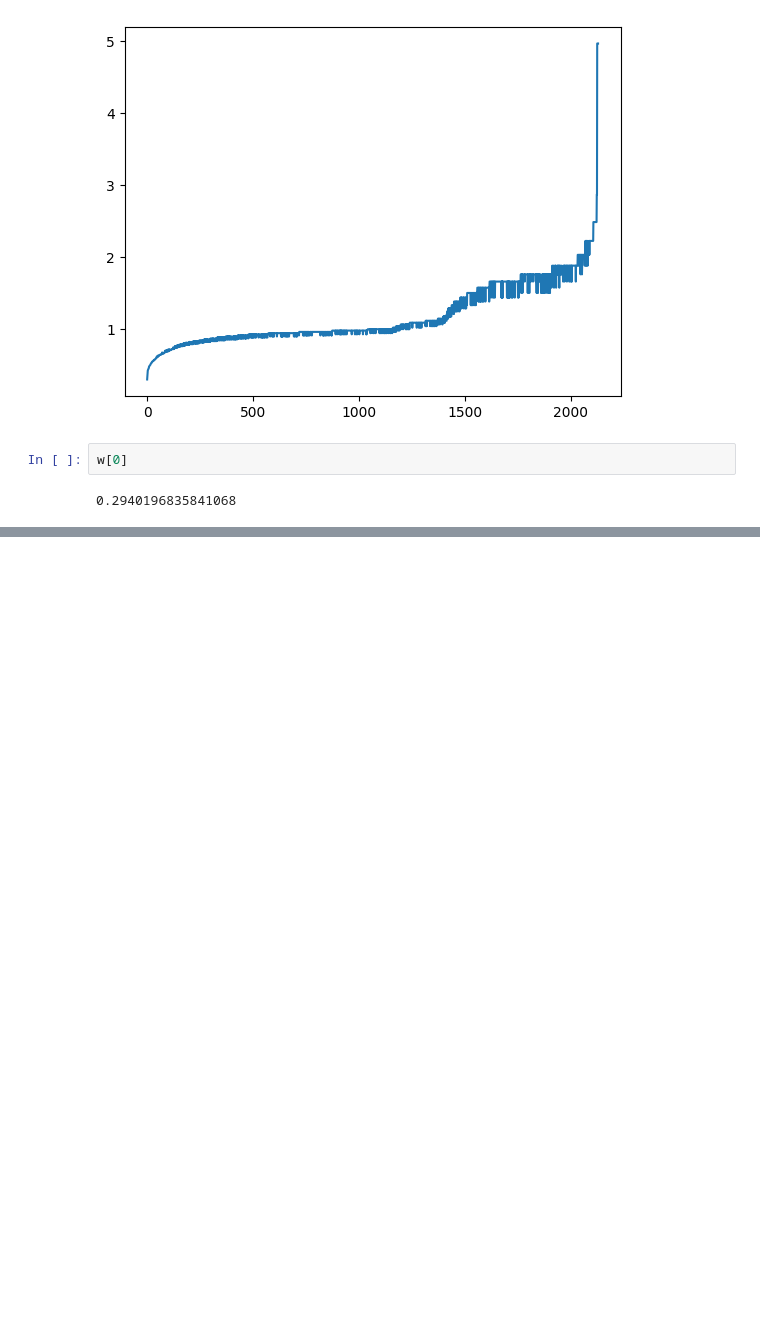
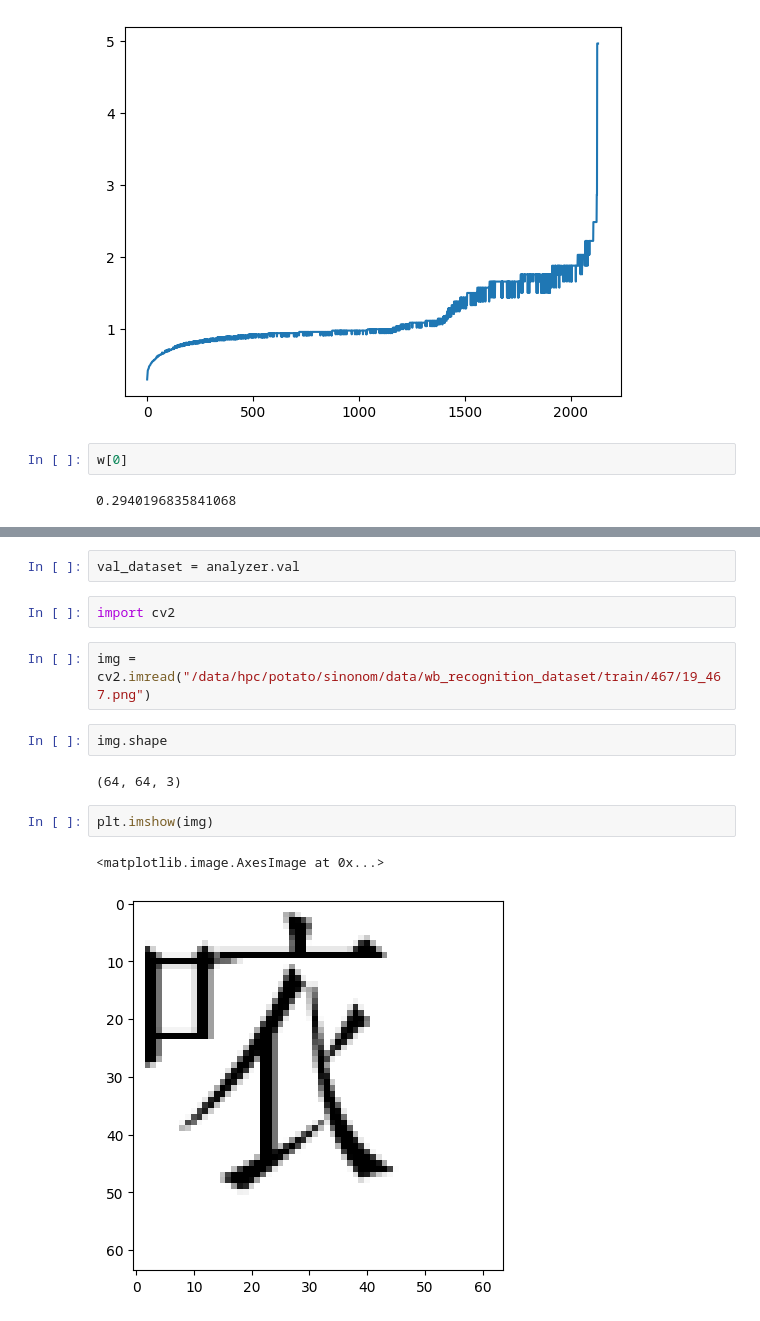
Before and after one commit to OwOIamNoob/SinoNom, a Jupyter notebook: src/data/components/test.ipynb, the cells around one changed output, grey strips where cells are left out. Cells and saved outputs as stored; diff of their text form; blank space fills up the shorter version.

Commit message:
analyzer

```diff
--- a/src/data/components/test.ipynb
+++ b/src/data/components/test.ipynb
@@ -176,0 +199,15 @@ w[0]
+# %%
+val_dataset = analyzer.val
+# %%
+import cv2
+# %%
+img = cv2.imread("/data/hpc/potato/sinonom/data/wb_recognition_dataset/train/467/19_467.png")
+# %%
+img.shape
+# %% [output]
+(64, 64, 3)
+# %%
+plt.imshow(img)
+# %% [output]
+<matplotlib.image.AxesImage at 0x...>
+[figure, added]
```
Also changed, not shown: parts of 4 cells of this notebook, 1 other file.
